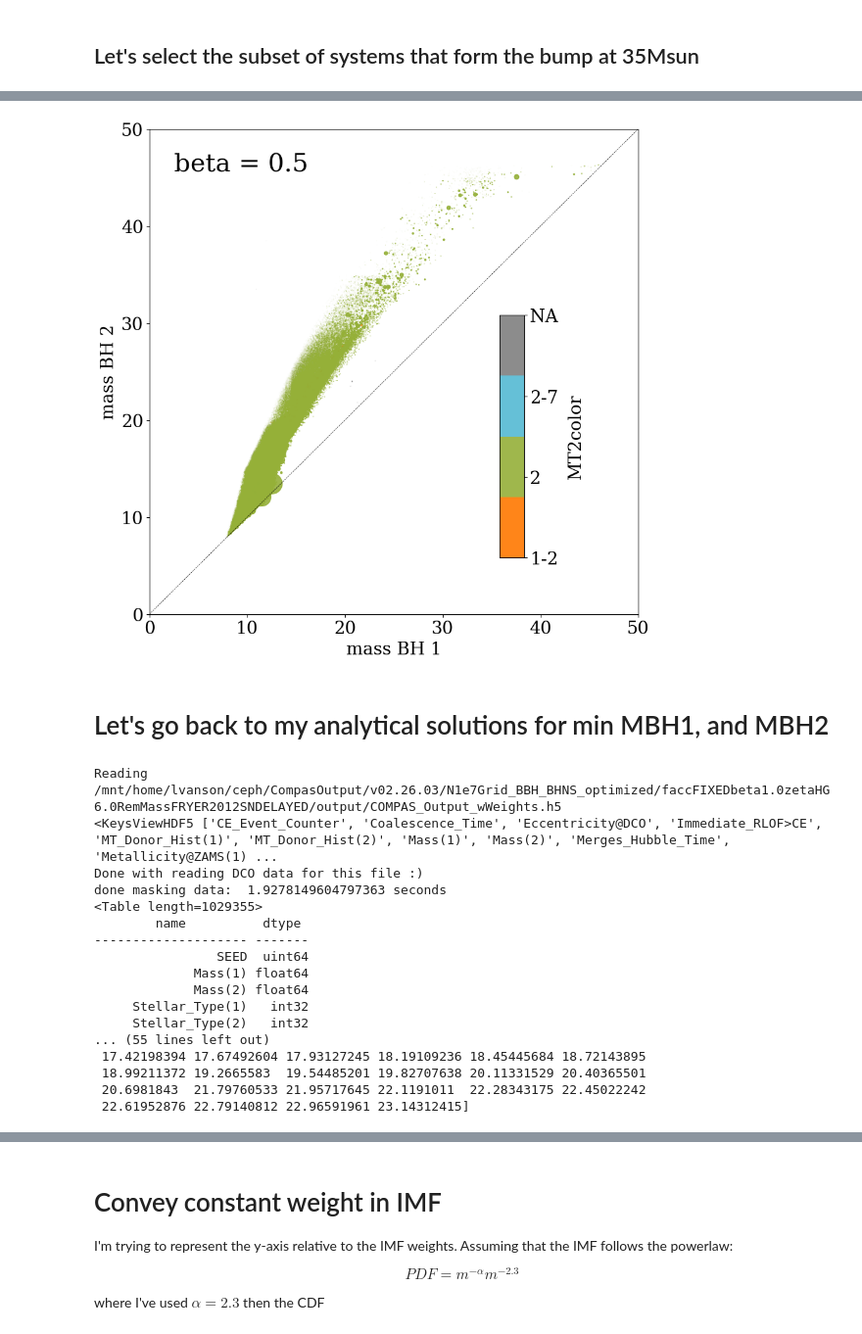
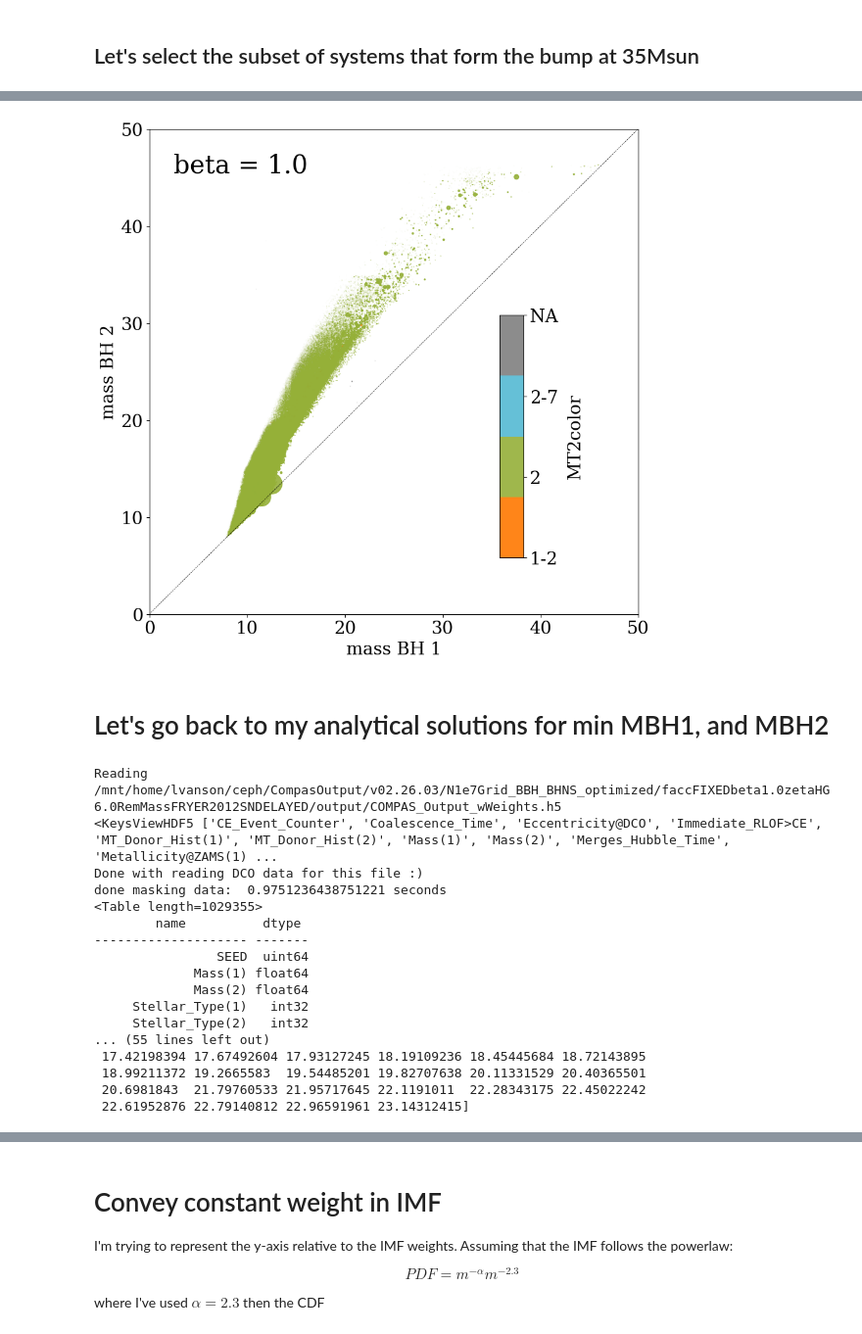
Before and after one commit to LiekeVanSon/BumpAt20, a Jupyter notebook: Code/InspectBumpAt20.ipynb, the cells around one changed output, grey strips where cells are left out. Shown at 98% size. Saved outputs shown, nothing was run; the diff lists cells and outputs as text; code cells hidden in the pictures.

```diff
--- a/Code/InspectBumpAt20.ipynb
+++ b/Code/InspectBumpAt20.ipynb
@@ -605,7 +605,7 @@ done masking data:  2.287505626678467 seconds
 2-7
 NA
 # %%
-
+BETA = 1.0
 colors = ['#ff7800', '#95b038','#54b9d3','grey'] # Define the colors for 0, 1, 2, 3
 discrete_cmap = ListedColormap(colors) # Create the colormap
 
@@ -613,34 +613,34 @@ discrete_cmap = ListedColormap(colors) # Create the colormap
 # dmWinds and dmMT are fake news
 
 fig, ax = plt.subplots(figsize = (10, 10))
 
 plt.plot(np.linspace(0,50,100), np.linspace(0,50,100), '--', color='k', lw = 0.5)
 
 kleur = 'MT2color' # np.log10(M2_moremass_BBH['Metallicity@ZAMS(1)'])
 im = plt.scatter(M2_moremass_BBH['Mass(1)'], M2_moremass_BBH['Mass(2)'],
             s = 4000* M2_moremass_Weights, c = M2_moremass_BBH[kleur],
             alpha = 0.9, cmap = discrete_cmap, vmin = 0, vmax = 3 )
 
 # Create an inset axes for the colorbar
 cax = inset_axes(ax,
                  width="5%",  # width = 5% of parent_bbox width
                  height="50%",  # height : 50%
                  loc='lower left', bbox_to_anchor=(0.7, 0.1, 1, 1), bbox_transform=ax.transAxes)
 cbar = fig.colorbar(im, cax=cax, orientation="vertical",label = kleur )
 # Set the colorbar tick locations and labels
 cbar.set_ticks(list(range(len(color_map) )))
 cmap_ticks = [key.replace('             ', '') for key in color_map.keys()]
 cbar.set_ticklabels(cmap_ticks)
 
 ax.text(0.05, 0.95, 'beta = %s' % (BETA), ha='left', va='top', transform=ax.transAxes, size=29)
 
 ax.set_xlabel('mass BH 1')
 ax.set_ylabel('mass BH 2')
 ax.set_ylim(0,50)
 ax.set_xlim(0,50)
 plt.show()
 # %% [output]
-[figure, old version]
+[figure, new version]
 # %% [markdown]
 # Let's go back to my analytical solutions for min MBH1, and MBH2
 # %%
@@ -727,7 +727,7 @@ merging_BBH, Red_intr_rate_dens, Min_MBH1, minM_BH2, MZAMS_list, qzams, qcrit2_l
 Reading  /mnt/home/lvanson/ceph/CompasOutput/v02.26.03/N1e7Grid_BBH_BHNS_optimized/faccFIXEDbeta1.0zetaHG6.0RemMassFRYER2012SNDELAYED/output/COMPAS_Output_wWeights.h5
 <KeysViewHDF5 ['CE_Event_Counter', 'Coalescence_Time', 'Eccentricity@DCO', 'Immediate_RLOF>CE', 'MT_Donor_Hist(1)', 'MT_Donor_Hist(2)', 'Mass(1)', 'Mass(2)', 'Merges_Hubble_Time', 'Metallicity@ZAMS(1) ...
 Done with reading DCO data for this file :)
-done masking data:  1.9278149604797363 seconds
+done masking data:  0.9751236438751221 seconds
 <Table length=1029355>
         name          dtype
 -------------------- -------
```
Also changed, not shown: parts of 3 cells of this notebook, 5 other files.
